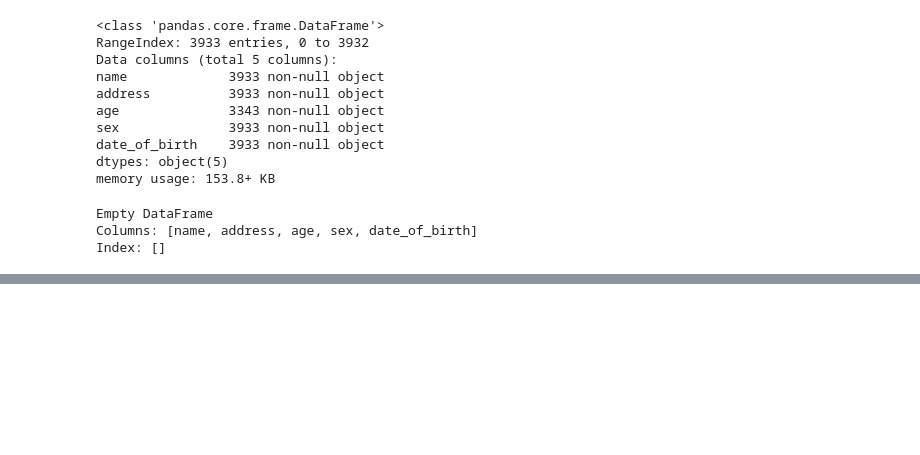
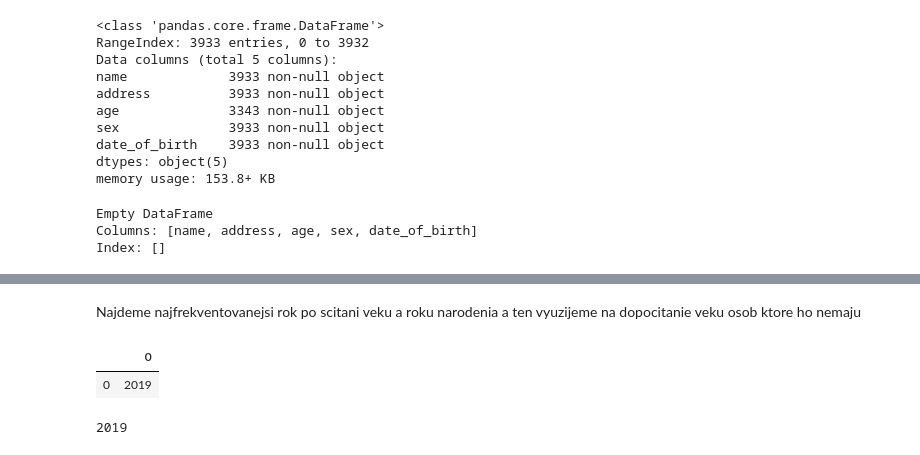
Before and after one commit to MCFreddie777/iau-project, a Jupyter notebook: odovzdanie_2.ipynb, the cells around one changed output, grey strips where cells are left out. Drawn from its saved outputs; the diff is of its cells as text; code cells hidden in the pictures; blank space fills up the shorter version.

Commit message:
§Doplnenie hodnot veku, konvertovanie datumu

```diff
--- a/odovzdanie_2.ipynb
+++ b/odovzdanie_2.ipynb
@@ -165,0 +291,6 @@ data = pd.merge(data_personal,data_other ,left_on=['name','address'], right_on=[
+# %%
+data.age = df
+#
+# mean_age = data['age'].mean()
+# mean_age = int(mean_age)
+# mean_age
@@ -165,0 +300,30 @@ data = pd.merge(data_personal,data_other ,left_on=['name','address'], right_on=[
+# %% [markdown]
+Najdeme najfrekventovanejsi rok po scitani veku a roku narodenia a ten vyuzijeme na dopocitanie veku osob ktore ho nemaju
+# %%
+def most_frequent(List):
+    num = List[0]
+    for i in List:
+        num = i
+    return num
+# %%
+def najdi_rok(data):
+    valid_date_data = []
+    person_date = data['date_of_birth'].str[6:10]
+    person_age = data['age']
+    person_date  =  person_date .astype(int)
+    temp = person_age+person_date
+    valid_date_data.append(temp)
+    return most_frequent(valid_date_data)
+# %%
+valid = najdi_rok(data)
+# %%
+temp = pd.DataFrame(valid)
+temp.mode()
+# %% [output]
+|  | 0 |
+| 0 | 2019 |
+# %%
+validny_rok=temp.iloc[0][0]
+validny_rok
+# %% [output]
+2019
```
Also changed, not shown: parts of 23 cells of this notebook.
